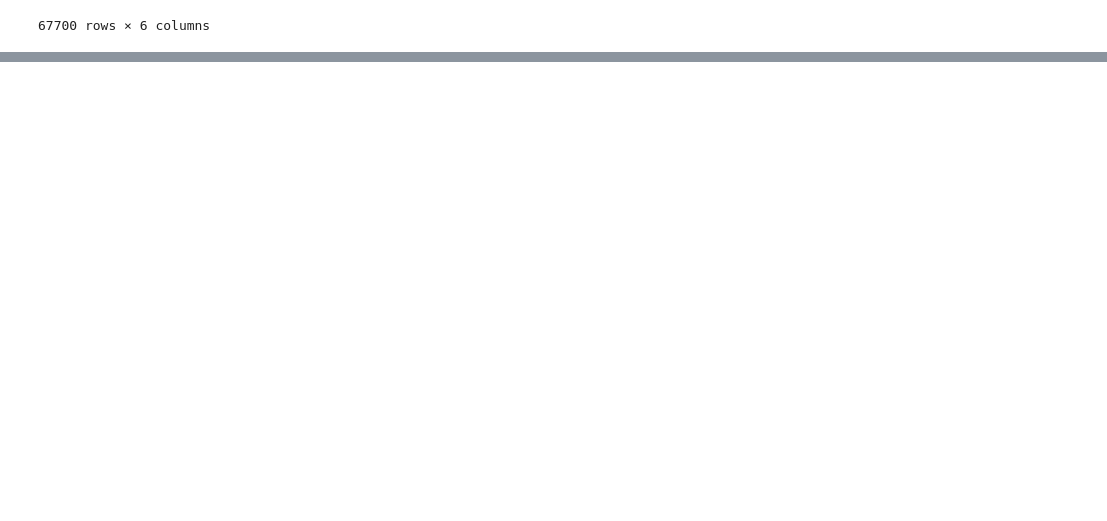
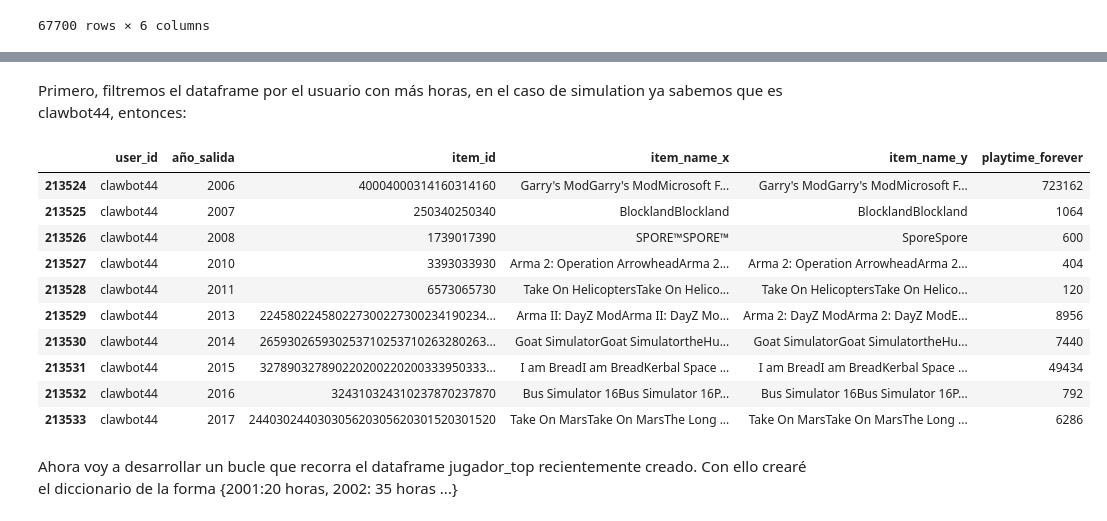
Before and after one commit to Tagliaferro22/steam-games, a Jupyter notebook: endpoints/endpoint_3.ipynb, the cells around one changed output, grey strips where cells are left out. Drawn from its saved outputs; the diff is of its cells as text; code cells hidden in the pictures; blank space fills up the shorter version.

Commit message:
Terminando el tercer endpoint

```diff
--- a/endpoints/endpoint_3.ipynb
+++ b/endpoints/endpoint_3.ipynb
@@ -332,0 +345,20 @@ jugadores_de_accion.groupby(["user_id"]).sum().reset_index()
+# %%
+def user_for_genre(genero): # Se ingresa el genero de vídeojuegos
+
+    steam_games_filtrable_por_genero = steam_games.explode("genres") # Se crea un nuevo dataframe a partir del original de vídeojuegos con el método .explode, lo cuál facilita que sea filtrado posteriormente por el genero ingresado.
+
+    juegos_con_el_genero_dado = steam_games_filtrable_por_genero[steam_games_filtrable_por_genero["genres"] == genero] # Se filtra el dataframe previamente creado por el genero ingresado en la función
+
+    juegos_con_el_genero_dado = juegos_con_el_genero_dado.drop(columns=["genres","release_date","descripción_temporal"]) # Se eliminan las columnas irrelevantes para optimizar el rendimiento de la función.
+
+    juegos_con_el_genero_dado = juegos_con_el_genero_dado.sort_values("año_salida") # Se ordenan los juegos por el año de salida
+
+    usuarios_que_jugaron_juegos_con_el_genero_dado = pd.merge(juegos_con_el_genero_dado, user_items, on='item_id', how='inner') # Se unen los datafrmae de juegos con el genero ingresado con la función (juegos_con_el_genero_dado), con el de juegos que tienen los usuarios (user_items).
+
+    usuarios_del_genero_con_horas_sumadas = usuarios_que_jugaron_juegos_con_el_genero_dado.groupby(["user_id"]).sum().reset_index() # Se suman las horas de cada usuario de todos los juegos que jugó. EJ: Juan jugó dos juegos, 2 y 3 horas respectivamente, en total Juan jugó 5 horas.
+
+    jugador_del_genero_con_mas_horas = usuarios_del_genero_con_horas_sumadas[usuarios_del_genero_con_horas_sumadas["playtime_forever"] == usuarios_del_genero_con_horas_sumadas["playtime_forever"].max()]["user_id"] # Se filtra el dataframe por el usuario que más horas acumule en el genero dado, y se conserva sólo el user_id
+
+    return jugador_del_genero_con_mas_horas
+
+user_for_genre("Action") # La salida es la esperada
@@ -332,0 +375,4 @@ jugadores_de_accion.groupby(["user_id"]).sum().reset_index()
+# %%
+# Volví a ejecutar el tercer prototipo del endpoint, y luego
+jugadores_de_simulacion = user_for_genre("Simulation")
+jugadores_de_simulacion
@@ -332,0 +405,3 @@ jugadores_de_accion.groupby(["user_id"]).sum().reset_index()
+# %%
+jugadores_simulacion_agrupados = jugadores_de_simulacion.groupby(["user_id", "año_salida"]).sum().reset_index()
+jugadores_simulacion_agrupados
@@ -332,0 +425,19 @@ jugadores_de_accion.groupby(["user_id"]).sum().reset_index()
+# %% [markdown]
+Primero, filtremos el dataframe por el usuario con más horas, en el caso de simulation ya sabemos que es clawbot44, entonces:
+# %%
+jugador_top_distintos_años = jugadores_simulacion_agrupados[jugadores_simulacion_agrupados["user_id"] == "clawbot44"]
+jugador_top_distintos_años
+# %% [output]
+|  | user_id | año_salida | item_id | item_name_x | item_name_y | playtime_forever |
+| 213524 | clawbot44 | 2006 | 40004000314160314160 | Garry's ModGarry's ModMicrosoft F... | Garry's ModGarry's ModMicrosoft F... | 723162 |
+| 213525 | clawbot44 | 2007 | 250340250340 | BlocklandBlockland | BlocklandBlockland | 1064 |
+| 213526 | clawbot44 | 2008 | 1739017390 | SPORE™SPORE™ | SporeSpore | 600 |
+| 213527 | clawbot44 | 2010 | 3393033930 | Arma 2: Operation ArrowheadArma 2... | Arma 2: Operation ArrowheadArma 2... | 404 |
+| 213528 | clawbot44 | 2011 | 6573065730 | Take On HelicoptersTake On Helico... | Take On HelicoptersTake On Helico... | 120 |
+| 213529 | clawbot44 | 2013 | 224580224580227300227300234190234... | Arma II: DayZ ModArma II: DayZ Mo... | Arma 2: DayZ ModArma 2: DayZ ModE... | 8956 |
+| 213530 | clawbot44 | 2014 | 265930265930253710253710263280263... | Goat SimulatorGoat SimulatortheHu... | Goat SimulatorGoat SimulatortheHu... | 7440 |
+| 213531 | clawbot44 | 2015 | 327890327890220200220200333950333... | I am BreadI am BreadKerbal Space ... | I am BreadI am BreadKerbal Space ... | 49434 |
+| 213532 | clawbot44 | 2016 | 324310324310237870237870 | Bus Simulator 16Bus Simulator 16P... | Bus Simulator 16Bus Simulator 16P... | 792 |
+| 213533 | clawbot44 | 2017 | 244030244030305620305620301520301520 | Take On MarsTake On MarsThe Long ... | Take On MarsTake On MarsThe Long ... | 6286 |
+# %% [markdown]
+Ahora voy a desarrollar un bucle que recorra el dataframe jugador_top recientemente creado. Con ello crearé el diccionario de la forma {2001:20 horas, 2002: 35 horas ...}
```
Also changed, not shown: parts of 19 cells of this notebook.
